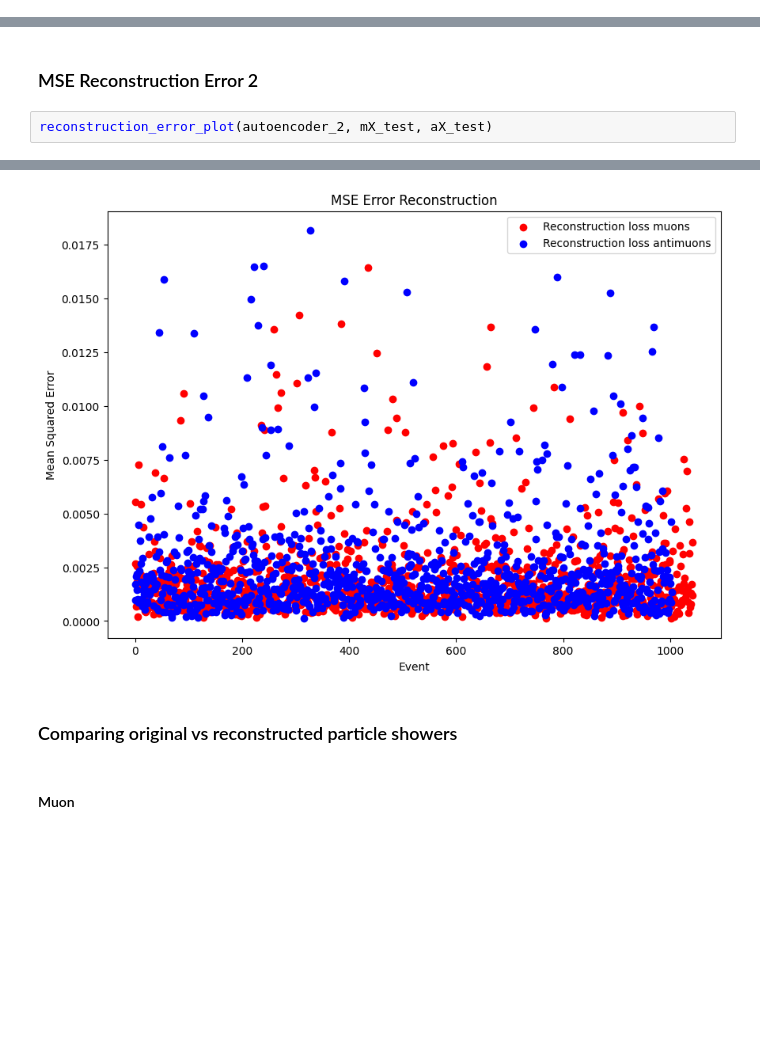
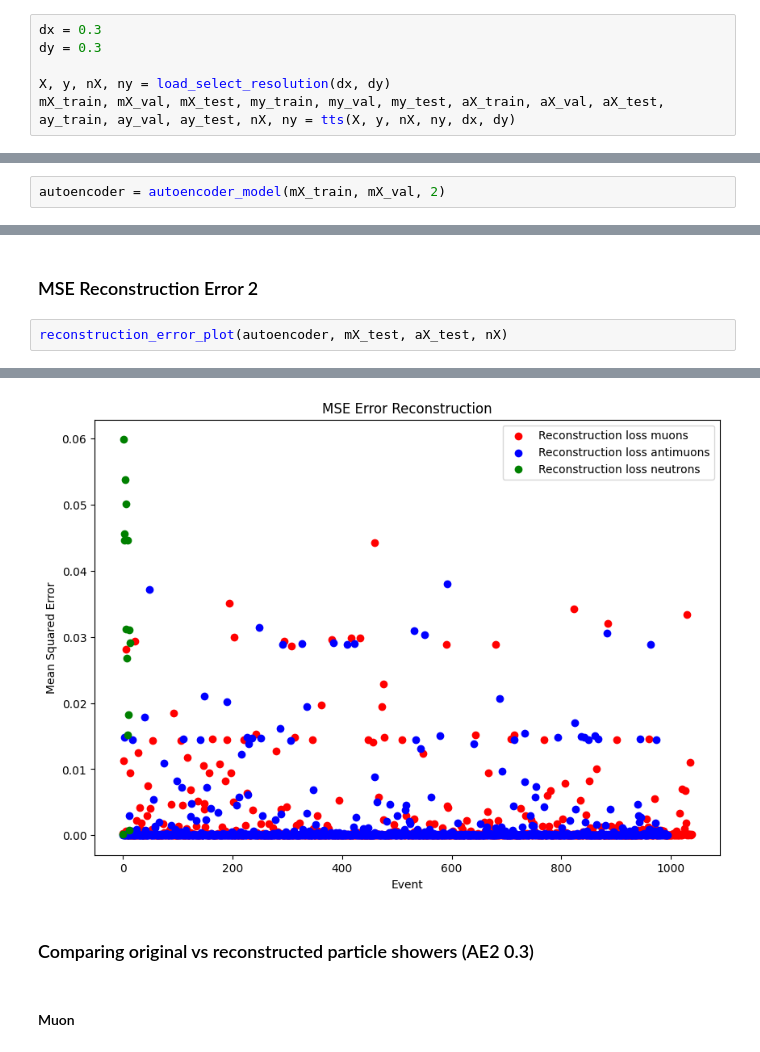
Before and after one commit to dhebel/babycal, a Jupyter notebook: src/autoencoder.ipynb, the cells around one changed output, grey strips where cells are left out. Drawn from its saved outputs; the diff is of its cells as text; blank space fills up the shorter version.

```diff
--- a/src/autoencoder.ipynb
+++ b/src/autoencoder.ipynb
@@ -257,0 +572,6 @@ Antimuon shapes: Train: (3212, 21, 15, 2), Val: (803, 21, 15, 2), Test: (1004, 2
+# %%
+dx = 0.3
+dy = 0.3
+
+X, y, nX, ny = load_select_resolution(dx, dy)
+mX_train, mX_val, mX_test, my_train, my_val, my_test, aX_train, aX_val, aX_test, ay_train, ay_val, ay_test, nX, ny = tts(X, y, nX, ny, dx, dy)
@@ -460,0 +683,2 @@ Training time: 14.492976188659668
+# %%
+autoencoder = autoencoder_model(mX_train, mX_val, 2)
@@ -461,7 +704,7 @@ Training time: 14.492976188659668
 # %% [markdown]
 ### MSE Reconstruction Error 2
 # %%
-reconstruction_error_plot(autoencoder_2, mX_test, aX_test)
+reconstruction_error_plot(autoencoder, mX_test, aX_test, nX)
 # %% [output]
 33/33 [==============================] - 0s 1ms/step
 32/32 [==============================] - 0s 1ms/step
@@ -468,6 +712,6 @@ reconstruction_error_plot(autoencoder_2, mX_test, aX_test)
-[figure, old version]
+[figure, new version]
 # %% [markdown]
-### Comparing original vs reconstructed particle showers
+### Comparing original vs reconstructed particle showers (AE2 0.3)
 # %% [markdown]
 #### Muon
 # %%
```
Also changed, not shown: parts of 43 cells of this notebook, 5 other files.
